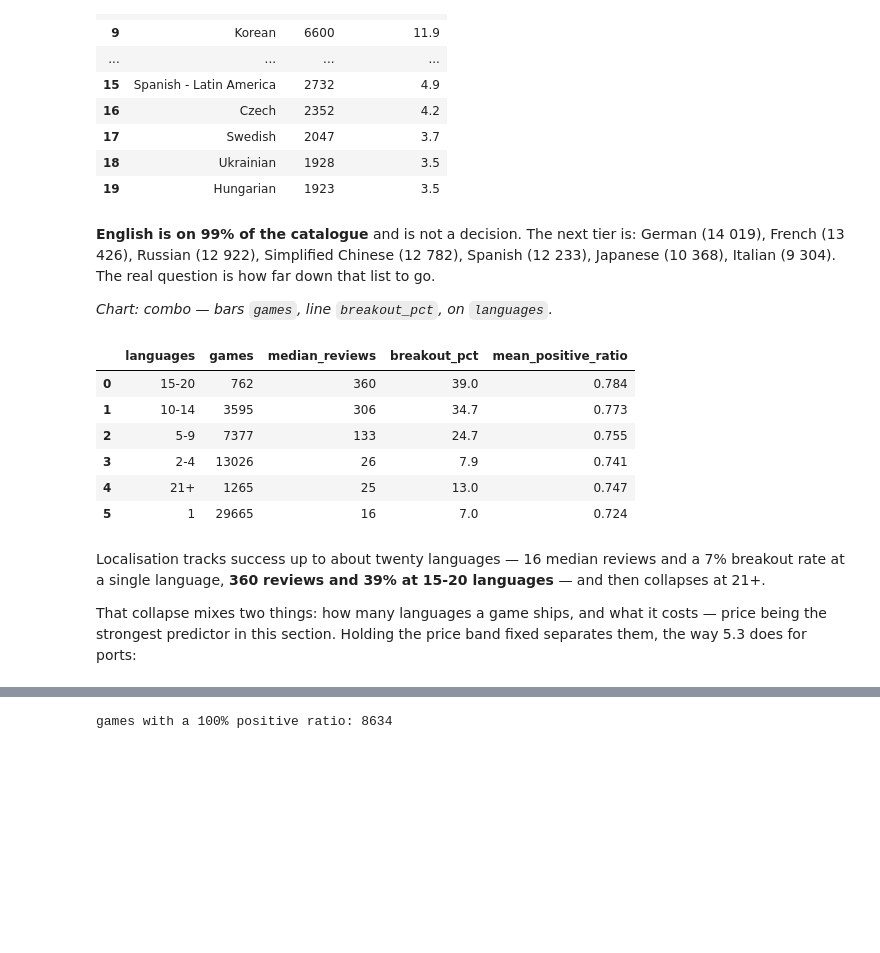
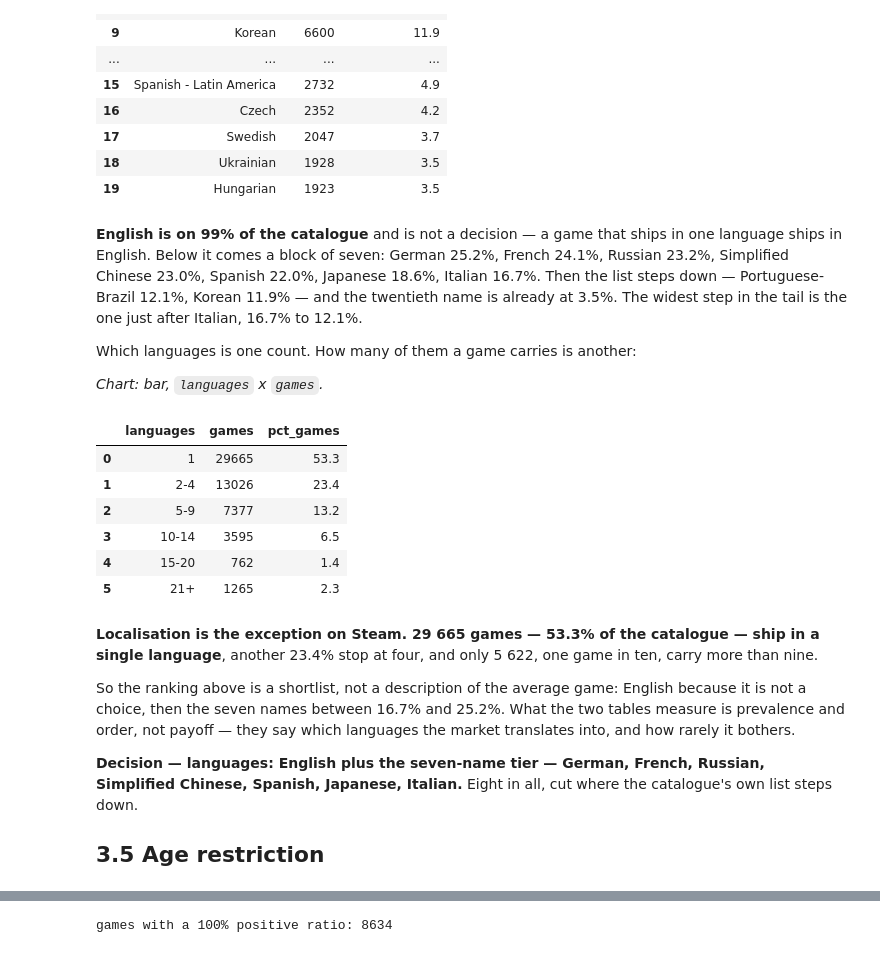
Before and after one commit to paezxavi/jedha_steam_project, a Jupyter notebook: steam_project.ipynb, the cells around one changed output, grey strips where cells are left out. Cells and saved outputs as stored; diff of their text form; code cells hidden in the pictures; blank space fills up the shorter version.

```diff
--- a/steam_project.ipynb
+++ b/steam_project.ipynb
@@ -99,7 +99,13 @@ else:
     spark.sparkContext.setLogLevel("ERROR")
 
     def display(x, n=1000):
-        _ipython_display(x.limit(n).toPandas() if isinstance(x, DataFrame) else x)
+        if isinstance(x, DataFrame):
+            # toPandas() widens a nullable int column to float; Int64 keeps it an
+            # integer with <NA>, which is what Databricks' own display() shows.
+            ints = [f.name for f in x.schema.fields
+                    if isinstance(f.dataType, (IntegerType, LongType))]
+            x = x.limit(n).toPandas().astype({c: "Int64" for c in ints})
+        _ipython_display(x)
 
     def materialise(df, name):
         return df.cache()
@@ -107,8 +113,8 @@ else:
     DATA_PATH = "data/steam_game_output.json"
 
 from pyspark.sql import functions as F, Window
-from pyspark.sql.types import (StructType, StructField, StringType, LongType,
-                               BooleanType, ArrayType, MapType)
+from pyspark.sql.types import (StructType, StructField, StringType, IntegerType,
+                               LongType, BooleanType, ArrayType, MapType)
 
 print("Spark", spark.version, "| Databricks" if IS_DATABRICKS else "| local", "|", DATA_PATH)
 # %% [output]
@@ -776,41 +782,50 @@ display(by_language
 | 18 | Ukrainian | 1928 | 3.5 |
 | 19 | Hungarian | 1923 | 3.5 |
 # %% [markdown]
-**English is on 99% of the catalogue** and is not a decision. The next tier is: German (14 019),
-French (13 426), Russian (12 922), Simplified Chinese (12 782), Spanish (12 233), Japanese
-(10 368), Italian (9 304). The real question is how far down that list to go.
+**English is on 99% of the catalogue** and is not a decision — a game that ships in one language
+ships in English. Below it comes a block of seven: German 25.2%, French 24.1%, Russian 23.2%,
+Simplified Chinese 23.0%, Spanish 22.0%, Japanese 18.6%, Italian 16.7%. Then the list steps down
+— Portuguese-Brazil 12.1%, Korean 11.9% — and the twentieth name is already at 3.5%. The widest
+step in the tail is the one just after Italian, 16.7% to 12.1%.
 
-*Chart: combo — bars `games`, line `breakout_pct`, on `languages`.*
+Which languages is one count. How many of them a game carries is another:
+
+*Chart: bar, `languages` x `games`.*
 # %%
-def outcome(df, *group_by):
-    """Volume and the two success measures, for any grouping."""
-    return (df.groupBy(*group_by).agg(
-        F.count("*").alias("games"),
-        F.percentile_approx("reviews", 0.5).alias("median_reviews"),
-        F.round(100 * F.avg((F.col("owners_min") >= 100000).cast("int")), 1).alias("breakout_pct"),
-        F.round(F.avg("positive_ratio"), 3).alias("mean_positive_ratio")))
-
 language_band = (F.when(F.col("n_languages") <= 1, "1")
                   .when(F.col("n_languages") <= 4, "2-4")
                   .when(F.col("n_languages") <= 9, "5-9")
                   .when(F.col("n_languages") <= 14, "10-14")
                   .when(F.col("n_languages") <= 20, "15-20")
                   .otherwise("21+"))
 
-display(outcome(games.withColumn("languages", language_band), "languages")
-        .orderBy(F.desc("median_reviews")))
+# min(n_languages) orders the bands without restating the thresholds a second time
+display(games.withColumn("languages", language_band)
+        .groupBy("languages").agg(
+            F.count("*").alias("games"),
+            F.round(100 * F.count("*") / games.count(), 1).alias("pct_games"),
+            F.min("n_languages").alias("floor"))
+        .orderBy("floor").drop("floor"))
 # %% [output]
-|  | languages | games | median_reviews | breakout_pct | mean_positive_ratio |
-| 0 | 15-20 | 762 | 360 | 39.0 | 0.784 |
-| 1 | 10-14 | 3595 | 306 | 34.7 | 0.773 |
-| 2 | 5-9 | 7377 | 133 | 24.7 | 0.755 |
-| 3 | 2-4 | 13026 | 26 | 7.9 | 0.741 |
-| 4 | 21+ | 1265 | 25 | 13.0 | 0.747 |
-| 5 | 1 | 29665 | 16 | 7.0 | 0.724 |
+|  | languages | games | pct_games |
+| 0 | 1 | 29665 | 53.3 |
+| 1 | 2-4 | 13026 | 23.4 |
+| 2 | 5-9 | 7377 | 13.2 |
+| 3 | 10-14 | 3595 | 6.5 |
+| 4 | 15-20 | 762 | 1.4 |
+| 5 | 21+ | 1265 | 2.3 |
 # %% [markdown]
-Localisation tracks success up to about twenty languages — 16 median reviews and a 7% breakout
-rate at a single language, **360 reviews and 39% at 15-20 languages** — and then collapses at 21+.
+**Localisation is the exception on Steam. 29 665 games — 53.3% of the catalogue — ship in a
+single language**, another 23.4% stop at four, and only 5 622, one game in ten, carry more than
+nine.
 
-That collapse mixes two things: how many languages a game ships, and what it costs — price being
-the strongest predictor in this section. Holding the price band fixed separates them, the way 5.3
-does for ports:
+So the ranking above is a shortlist, not a description of the average game: English because it
+is not a choice, then the seven names between 16.7% and 25.2%. What the two tables measure is
+prevalence and order, not payoff — they say which languages the market translates into, and how
+rarely it bothers.
+
+**Decision — languages: English plus the seven-name tier — German, French, Russian, Simplified
+Chinese, Spanish, Japanese, Italian.** Eight in all, cut where the catalogue's own list steps
+down.
+
+## 3.5 Age restriction
```
Also changed, not shown: parts of 19 cells of this notebook, 2 other files.
